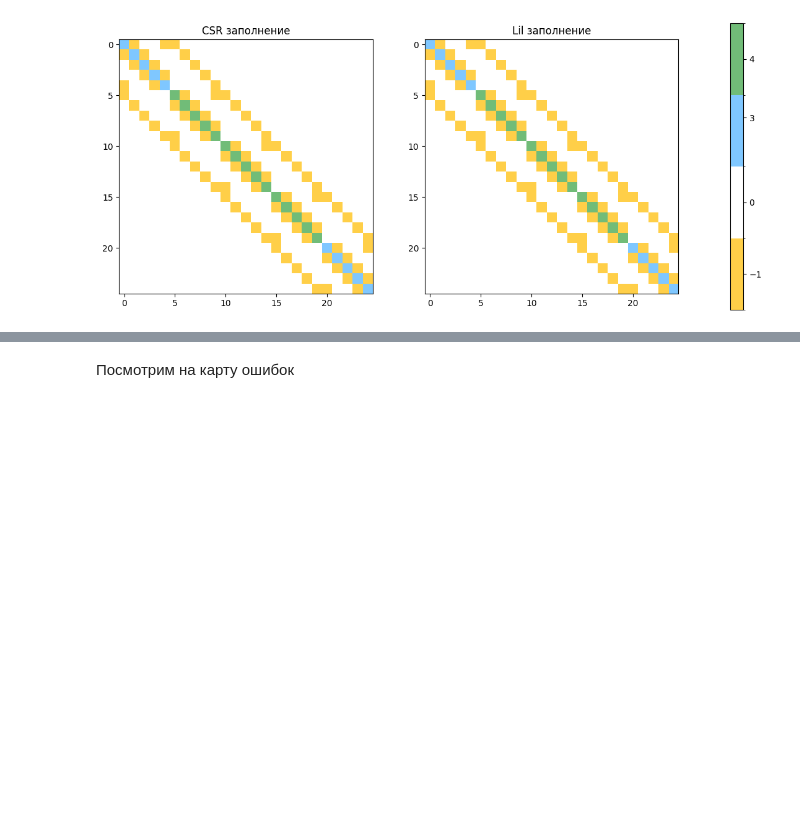
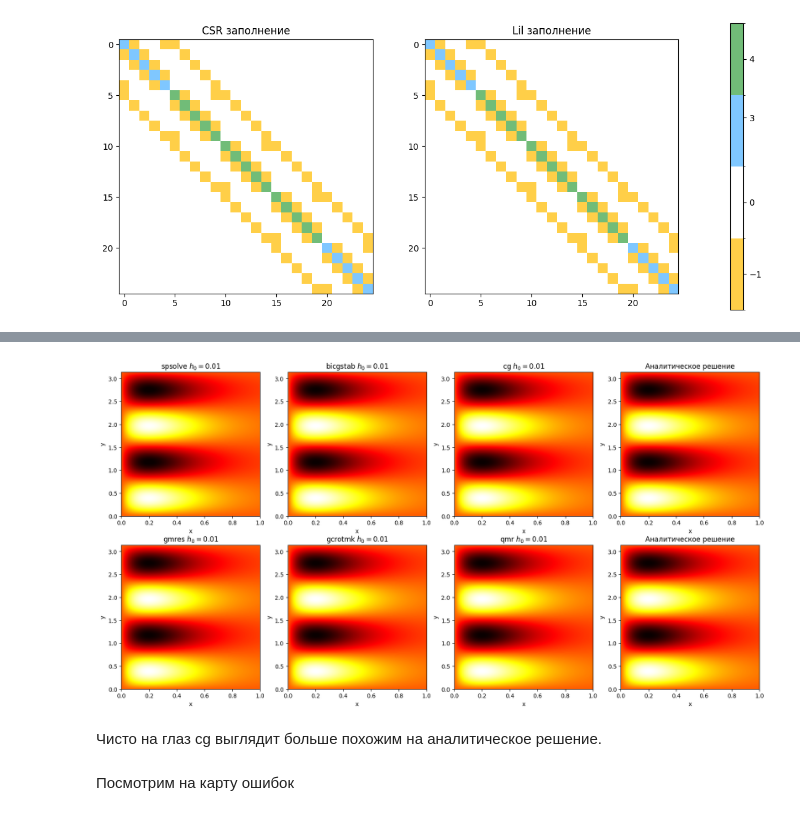
Before and after one commit to Xopppek/num_methods_sem7, a Jupyter notebook: lab4/lab4.ipynb, the cells around one changed output, grey strips where cells are left out. Drawn from its saved outputs; the diff is of its cells as text; code cells hidden in the pictures; blank space fills up the shorter version.

```diff
--- a/lab4/lab4.ipynb
+++ b/lab4/lab4.ipynb
@@ -204,2 +201,78 @@ plt.show()
+# %%
+start_time = time.time()
+u_gm, _ = LA.gmres(L, F)
+u_gm = u_cg.reshape((n_x, n_y))
+end_time = time.time()
+time_gm = end_time - start_time
+# %%
+start_time = time.time()
+u_gc, _ = LA.gcrotmk(L, F, atol=0.0)
+u_gc = u_gc.reshape((n_x, n_y))
+end_time = time.time()
+time_gc = end_time - start_time
+# %%
+start_time = time.time()
+u_qm, _ = LA.qmr(L, F, atol=0.0)
+u_qm = u_qm.reshape((n_x, n_y))
+end_time = time.time()
+time_qm = end_time - start_time
+# %%
+fig = plt.figure(figsize=(20, 10))
+vmin = analitical(X, Y).min()
+vmax = analitical(X, Y).max()
+
+ax1 = fig.add_subplot(241)
+im1 = ax1.imshow(u_sp.T, origin='lower', cmap='hot', extent=(0, l_x, 0, l_y), aspect='auto', vmin=vmin, vmax=vmax)
+ax1.set_xlabel('x')
+ax1.set_ylabel('y')
+ax1.set_title(f'spsolve $h_0 = ${h_0}')
+
+ax2 = fig.add_subplot(242)
+im2 = ax2.imshow(u_bi.T, origin='lower', cmap='hot', extent=(0, l_x, 0, l_y), aspect='auto', vmin=vmin, vmax=vmax)
+ax2.set_xlabel('x')
+ax2.set_ylabel('y')
+ax2.set_title(f'bicgstab $h_0 = ${h_0}')
+
+ax3 = fig.add_subplot(243)
+im3 = ax3.imshow(u_cg.T, origin='lower', cmap='hot', extent=(0, l_x, 0, l_y), aspect='auto', vmin=vmin, vmax=vmax)
+ax3.set_xlabel('x')
+ax3.set_ylabel('y')
+ax3.set_title(f'cg $h_0 = ${h_0}')
+
+ax4 = fig.add_subplot(244)
+im4 = ax4.imshow(analitical(X, Y).T, origin='lower', cmap='hot', extent=(0, l_x, 0, l_y), aspect='auto', vmin=vmin, vmax=vmax)
+ax4.set_xlabel('x')
+ax4.set_ylabel('y')
+ax4.set_title("Аналитическое решение")
+
+ax5 = fig.add_subplot(245)
+im5 = ax5.imshow(u_gm.T, origin='lower', cmap='hot', extent=(0, l_x, 0, l_y), aspect='auto', vmin=vmin, vmax=vmax)
+ax5.set_xlabel('x')
+ax5.set_ylabel('y')
+ax5.set_title(f'gmres $h_0 = ${h_0}')
+
+ax6 = fig.add_subplot(246)
+im6 = ax6.imshow(u_gc.T, origin='lower', cmap='hot', extent=(0, l_x, 0, l_y), aspect='auto', vmin=vmin, vmax=vmax)
+ax6.set_xlabel('x')
+ax6.set_ylabel('y')
+ax6.set_title(f'gcrotmk $h_0 = ${h_0}')
+
+ax7 = fig.add_subplot(247)
+im7 = ax7.imshow(u_qm.T, origin='lower', cmap='hot', extent=(0, l_x, 0, l_y), aspect='auto', vmin=vmin, vmax=vmax)
+ax7.set_xlabel('x')
+ax7.set_ylabel('y')
+ax7.set_title(f'qmr $h_0 = ${h_0}')
+
+ax8 = fig.add_subplot(248)
+im8 = ax8.imshow(analitical(X, Y).T, origin='lower', cmap='hot', extent=(0, l_x, 0, l_y), aspect='auto', vmin=vmin, vmax=vmax)
+ax8.set_xlabel('x')
+ax8.set_ylabel('y')
+ax8.set_title("Аналитическое решение")
+
+plt.show()
+# %% [output]
+[figure, added]
+# %% [markdown]
+Чисто на глаз cg выглядит больше похожим на аналитическое решение.
 # %% [markdown]
 Посмотрим на карту ошибок
```
Also changed, not shown: parts of 39 cells of this notebook.
